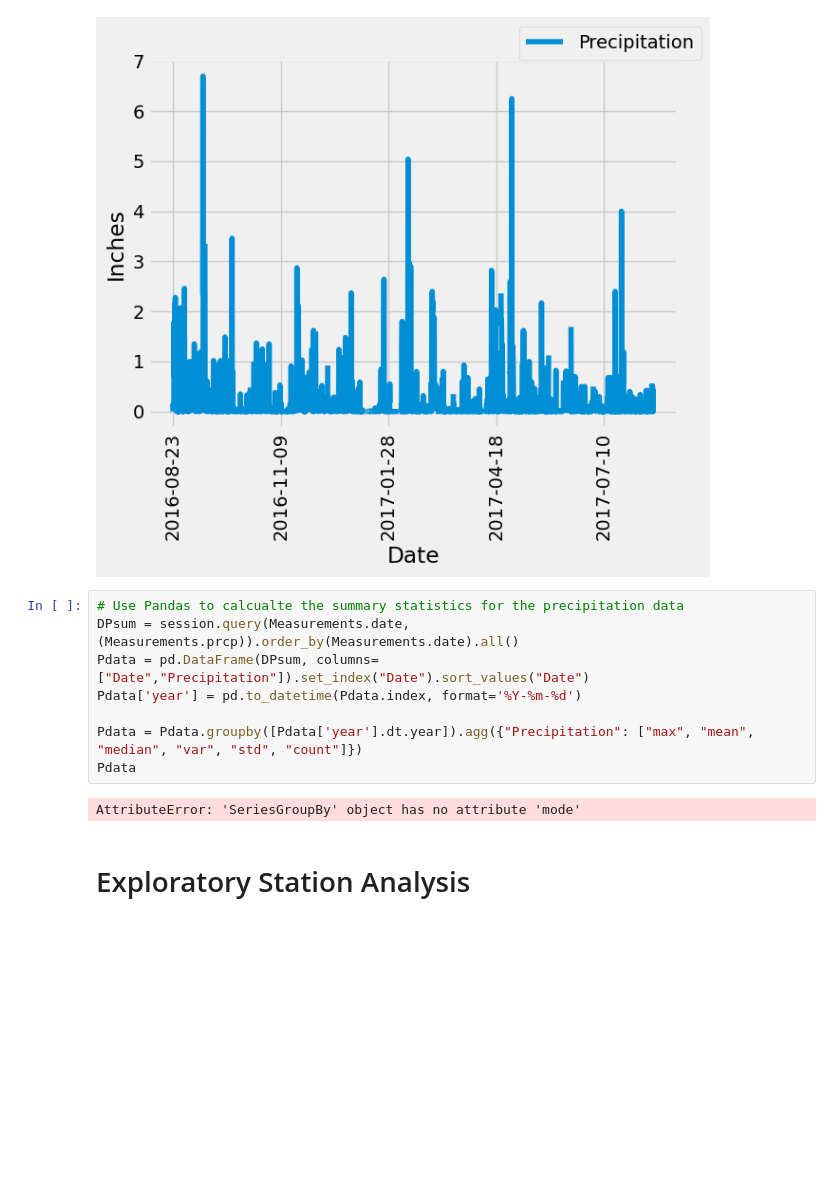
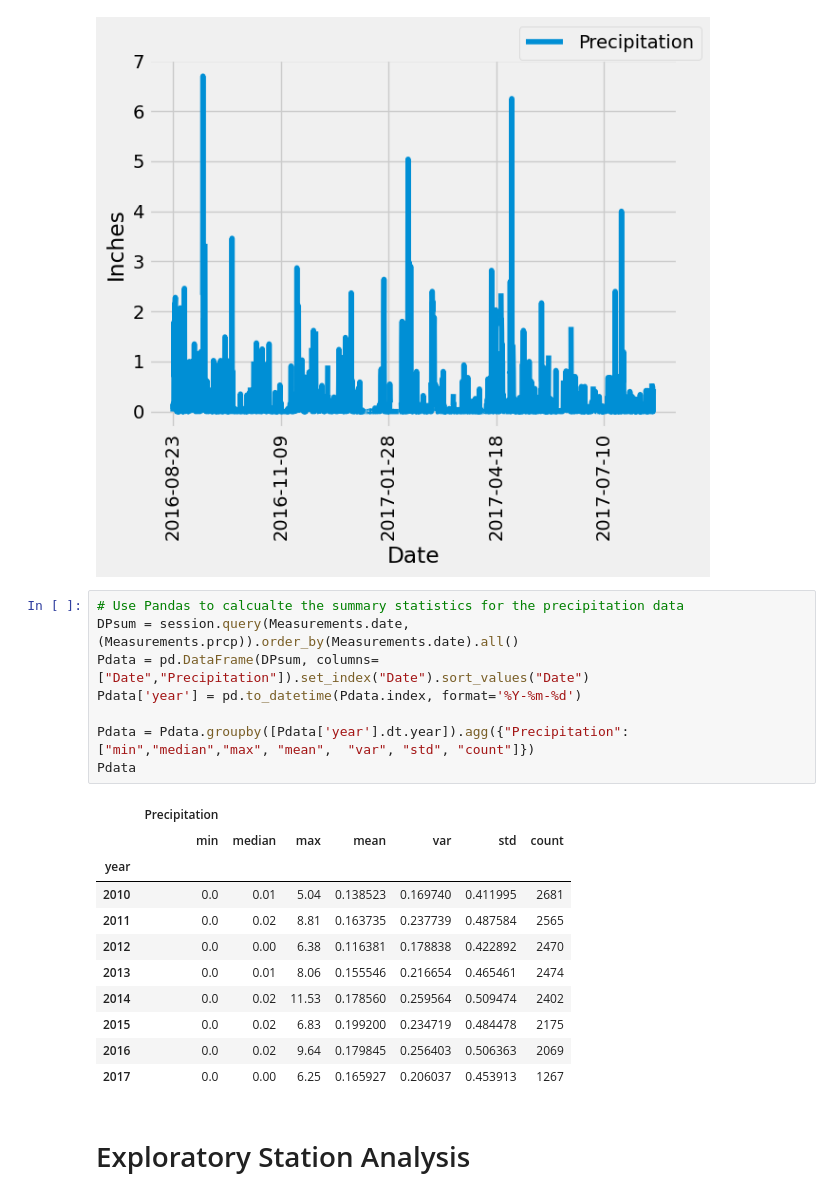
Before and after one commit to BMO777/sqlalchemy-challenge, a Jupyter notebook: SunSoak/climate.ipynb, the cells around one changed output. Drawn from its saved outputs; the diff is of its cells as text; blank space fills up the shorter version.

Commit message:
some changes to clear error

```diff
--- a/SunSoak/climate.ipynb
+++ b/SunSoak/climate.ipynb
@@ -75,13 +75,23 @@ plt.show()
 # %%
 # Use Pandas to calcualte the summary statistics for the precipitation data
 DPsum = session.query(Measurements.date, (Measurements.prcp)).order_by(Measurements.date).all()
 Pdata = pd.DataFrame(DPsum, columns=["Date","Precipitation"]).set_index("Date").sort_values("Date")
 Pdata['year'] = pd.to_datetime(Pdata.index, format='%Y-%m-%d')
 
-Pdata = Pdata.groupby([Pdata['year'].dt.year]).agg({"Precipitation": ["max", "mean", "median", "var", "std", "count"]})
+Pdata = Pdata.groupby([Pdata['year'].dt.year]).agg({"Precipitation": ["min","median","max", "mean",  "var", "std", "count"]})
 Pdata
 # %% [output]
-AttributeError: 'SeriesGroupBy' object has no attribute 'mode'
+|  | Precipitation |  |  |  |  |  |  |
+|  | min | median | max | mean | var | std | count |
+| year |  |  |  |  |  |  |  |
+| 2010 | 0.0 | 0.01 | 5.04 | 0.138523 | 0.169740 | 0.411995 | 2681 |
+| 2011 | 0.0 | 0.02 | 8.81 | 0.163735 | 0.237739 | 0.487584 | 2565 |
+| 2012 | 0.0 | 0.00 | 6.38 | 0.116381 | 0.178838 | 0.422892 | 2470 |
+| 2013 | 0.0 | 0.01 | 8.06 | 0.155546 | 0.216654 | 0.465461 | 2474 |
+| 2014 | 0.0 | 0.02 | 11.53 | 0.178560 | 0.259564 | 0.509474 | 2402 |
+| 2015 | 0.0 | 0.02 | 6.83 | 0.199200 | 0.234719 | 0.484478 | 2175 |
+| 2016 | 0.0 | 0.02 | 9.64 | 0.179845 | 0.256403 | 0.506363 | 2069 |
+| 2017 | 0.0 | 0.00 | 6.25 | 0.165927 | 0.206037 | 0.453913 | 1267 |
 # %% [markdown]
 # Exploratory Station Analysis
 # %%
```
